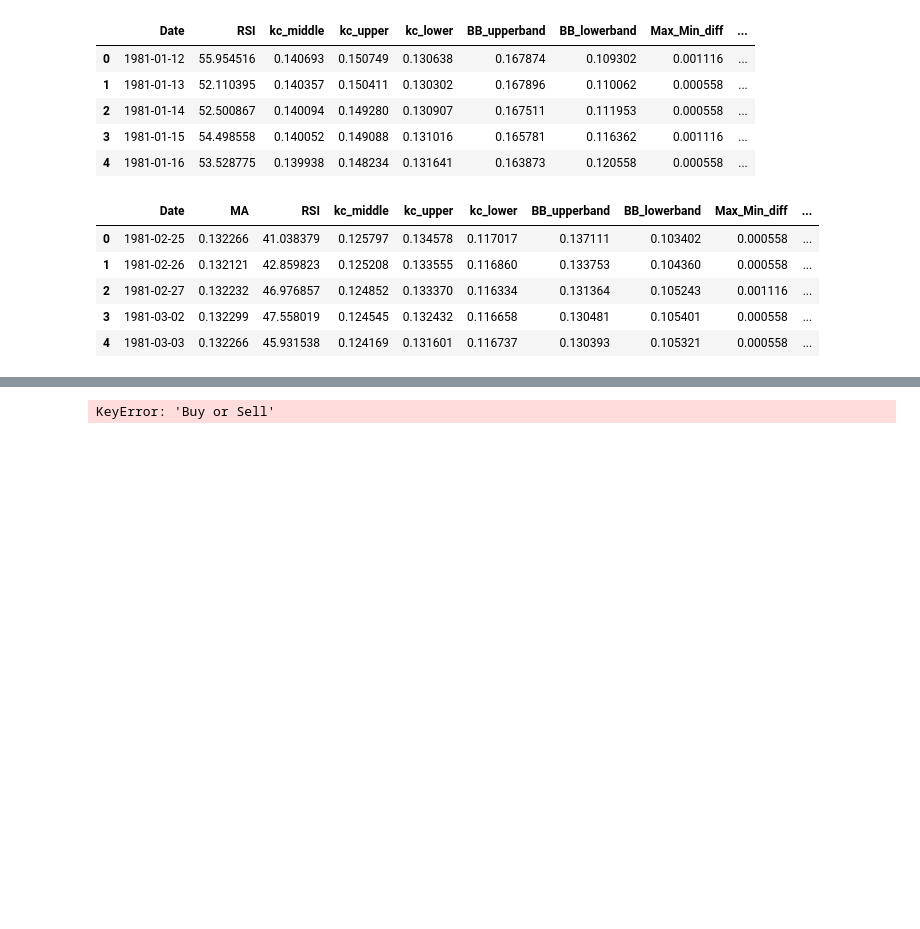
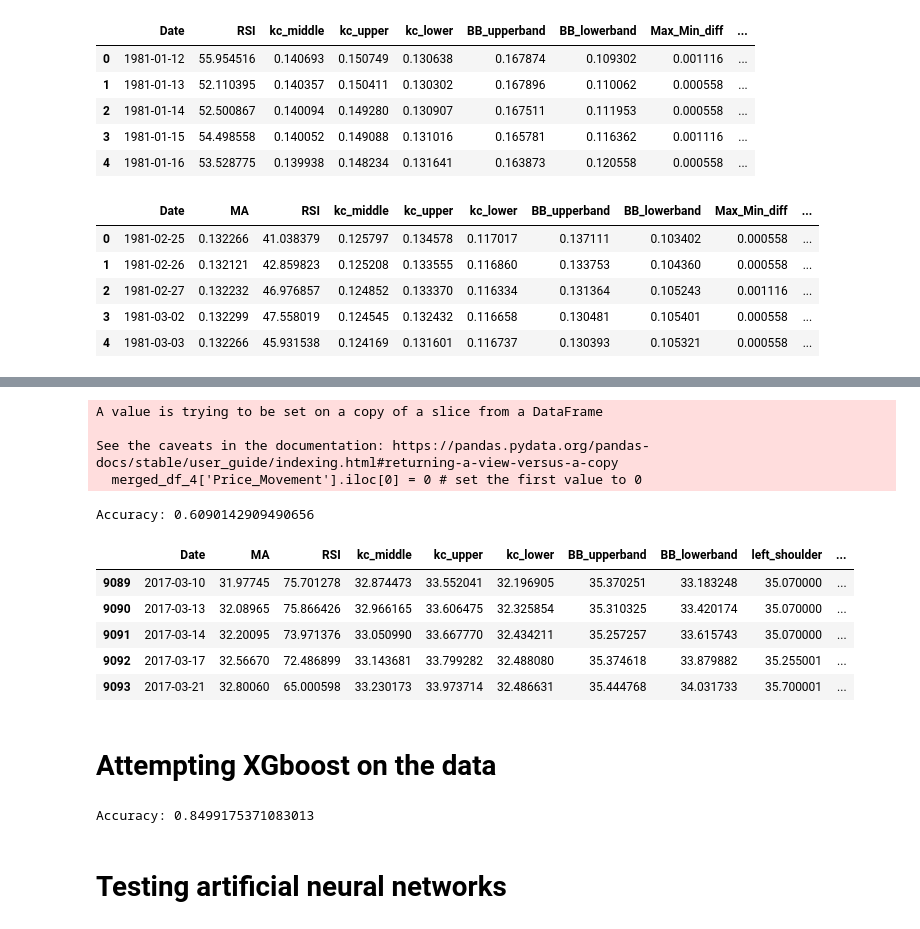
Before and after one commit to ShubhangamPrasad/Technical-Indicator-Evaluator, a Jupyter notebook: Merged_DF.ipynb, the cells around one changed output, grey strips where cells are left out. Cells and saved outputs as stored; diff of their text form; code cells hidden in the pictures; blank space fills up the shorter version.

Commit message:
addition of various ML models

```diff
--- a/Merged_DF.ipynb
+++ b/Merged_DF.ipynb
@@ -110,4 +110,11 @@ Open_Close_diff = merged_df_4.pop('Open_Close_diff')
 merged_df_4.insert(len(merged_df_4.columns), 'Open_Close_diff', Open_Close_diff)
 
 merged_df_4.head()
+
+df = pd.read_csv('AAPL.csv')
+df.head()
+new_df = df[['Date', 'Close']]
+new_df.head()
+new_df['Date'] = pd.to_datetime(new_df['Date'])
+merged_df_4 = merged_df_4.merge(new_df[['Date', 'Close']], on='Date')
 # %% [output]
@@ -120,28 +187,68 @@ merged_df_4.head()
+# %%
+from sklearn.svm import SVC
+from sklearn.model_selection import train_test_split
+from sklearn.metrics import accuracy_score
+
+# create a new column "Price_Movement" to indicate the price movement (0 = decrease, 1 = increase)
+merged_df_4['Price_Movement'] = merged_df_4['Close'].diff().apply(lambda x: 1 if x > 0 else 0)
+merged_df_4['Price_Movement'].iloc[0] = 0 # set the first value to 0
+
+# define the features and label
+features = ['MA', 'RSI', 'kc_middle', 'kc_upper', 'kc_lower', 'BB_upperband', 'BB_lowerband', 'left_shoulder', 'right_shoulder', 'left_shoulder_diff', 'right_shoulder_diff', 'head_shoulders', 'Max_Min_diff', 'Open_Close_diff']
+label = 'Price_Movement'
+
+# split the data into training and testing sets
+X_train, X_test, y_train, y_test = train_test_split(merged_df_4[features], merged_df_4[label], test_size=0.3, random_state=42)
+
+# create the SVM classifier and fit it to the training data
+svm = SVC(kernel='rbf', gamma='auto', C=1.0, random_state=42)
+svm.fit(X_train, y_train)
+
+# make predictions on the testing data
+y_pred = svm.predict(X_test)
+
+# evaluate the accuracy of the model
+accuracy = accuracy_score(y_test, y_pred)
+print('Accuracy:', accuracy)
+
+merged_df_4.tail()
+# %% [output]
+A value is trying to be set on a copy of a slice from a DataFrame
+
+See the caveats in the documentation: https://pandas.pydata.org/pandas-docs/stable/user_guide/indexing.html#returning-a-view-versus-a-copy
+  merged_df_4['Price_Movement'].iloc[0] = 0 # set the first value to 0
+Accuracy: 0.6090142909490656
+|  | Date | MA | RSI | kc_middle | kc_upper | kc_lower | BB_upperband | BB_lowerband | left_shoulder | ... |
+| 9089 | 2017-03-10 | 31.97745 | 75.701278 | 32.874473 | 33.552041 | 32.196905 | 35.370251 | 33.183248 | 35.070000 | ... |
+| 9090 | 2017-03-13 | 32.08965 | 75.866426 | 32.966165 | 33.606475 | 32.325854 | 35.310325 | 33.420174 | 35.070000 | ... |
+| 9091 | 2017-03-14 | 32.20095 | 73.971376 | 33.050990 | 33.667770 | 32.434211 | 35.257257 | 33.615743 | 35.070000 | ... |
+| 9092 | 2017-03-17 | 32.56670 | 72.486899 | 33.143681 | 33.799282 | 32.488080 | 35.374618 | 33.879882 | 35.255001 | ... |
+| 9093 | 2017-03-21 | 32.80060 | 65.000598 | 33.230173 | 33.973714 | 32.486631 | 35.444768 | 34.031733 | 35.700001 | ... |
+# %% [markdown]
+# Attempting XGboost on the data
 # %%
-from sklearn.ensemble import RandomForestClassifier
+import xgboost as xgb
 from sklearn.model_selection import train_test_split
 from sklearn.metrics import accuracy_score
 
-def get_recommendation(predictions):
-    return ["sell" if p == 0 else "buy" for p in predictions]
-
-
-# define the features and label
-features = ['MA', 'RSI', 'kc_middle', 'kc_upper', 'kc_lower', 'BB_upperband', 'BB_lowerband', 'left_shoulder', 'right_shoulder', 'left_shoulder_diff', 'right_shoulder_diff', 'head_shoulders', 'Max_Min_diff']
-label = 'Buy or Sell'
+# define the features and target
+features = ['MA', 'RSI', 'kc_middle', 'kc_upper', 'kc_lower', 'BB_upperband', 'BB_lowerband', 'left_shoulder', 'right_shoulder', 'left_shoulder_diff', 'right_shoulder_diff', 'head_shoulders', 'Max_Min_diff', 'Open_Close_diff']
+target = 'Price_Movement'
 
 # split the data into training and testing sets
-X_train, X_test, y_train, y_test = train_test_split(merged_df_4[features], merged_df_4[label], test_size=0.2, random_state=42)
+X_train, X_test, y_train, y_test = train_test_split(merged_df_4[features], merged_df_4[target], test_size=0.2, random_state=42)
 
-# create the random forest classifier and fit it to the training data
-rfc = RandomForestClassifier(n_estimators=100, random_state=42)
-rfc.fit(X_train, y_train)
+# create the XGBoost classifier and fit it to the training data
+xgb_model = xgb.XGBClassifier(random_state=42)
+xgb_model.fit(X_train, y_train)
 
 # make predictions on the testing data
-y_pred = rfc.predict(X_test)
+y_pred = xgb_model.predict(X_test)
 
-# evaluate the accuracy of the model
+# evaluate the performance of the model
 accuracy = accuracy_score(y_test, y_pred)
 print('Accuracy:', accuracy)
 # %% [output]
-KeyError: 'Buy or Sell'
+Accuracy: 0.8499175371083013
+# %% [markdown]
+# Testing artificial neural networks
```
Also changed, not shown: parts of 7 cells of this notebook, 1 other file.
